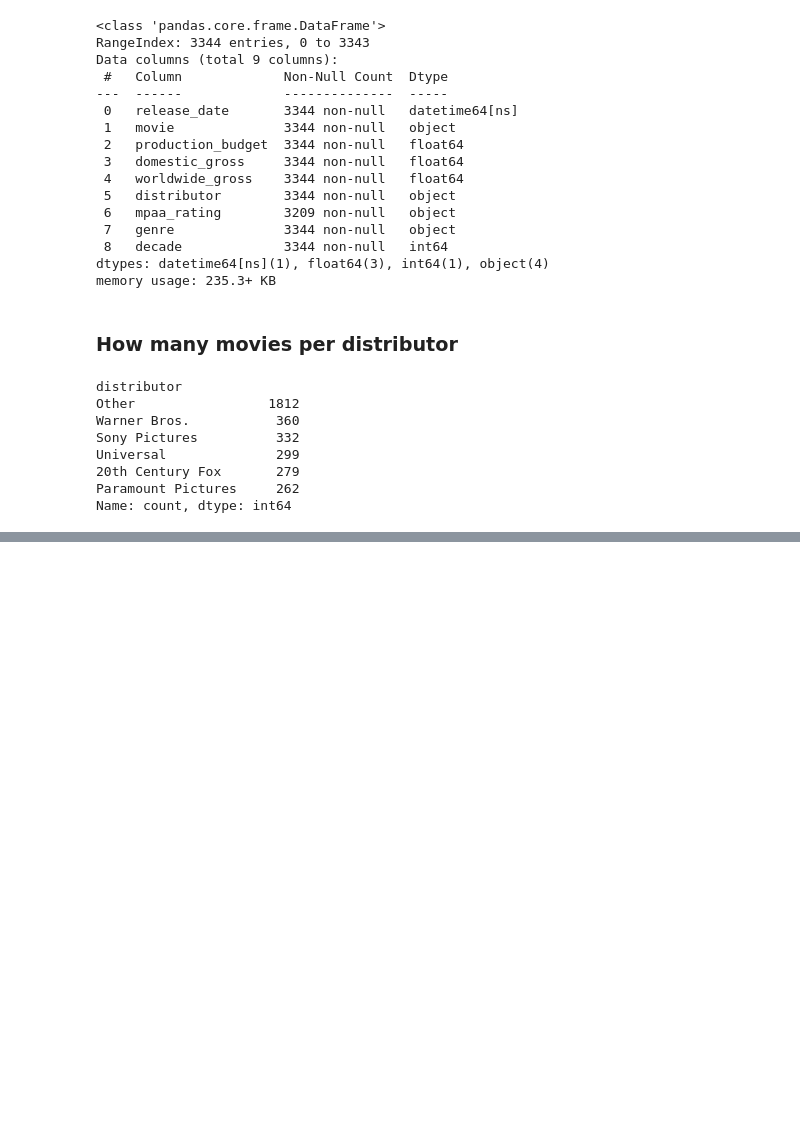
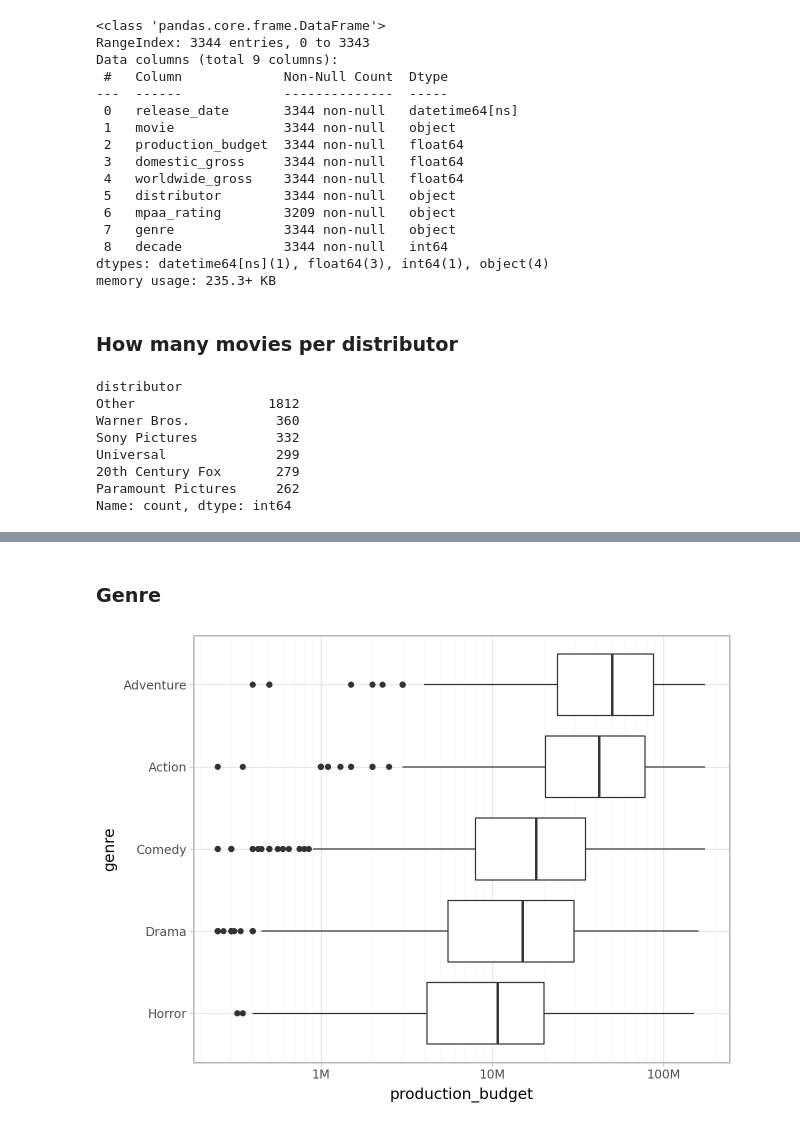
Before and after one commit to IsmaelMasharo/tidytuesday, a Jupyter notebook: 568-horror-movies/dr_screencast.ipynb, the cells around one changed output, grey strips where cells are left out. Drawn from its saved outputs; the diff is of its cells as text; code cells hidden in the pictures; blank space fills up the shorter version.

```diff
--- a/568-horror-movies/dr_screencast.ipynb
+++ b/568-horror-movies/dr_screencast.ipynb
@@ -118,0 +137,13 @@ Name: count, dtype: int64
+# %% [markdown]
+### Genre
+# %%
+pdf = df.assign(genre=fct_reorder(df, "genre", "production_budget"))
+
+(
+    pn.ggplot(pdf, pn.aes('genre', "production_budget"))
+    + pn.geom_boxplot()
+    + pn.coord_flip()
+    + pn.scale_y_log10(labels=pl_M)
+)
+# %% [output]
+[figure, added]
```
Also changed, not shown: parts of 9 cells of this notebook, 1 other file.
